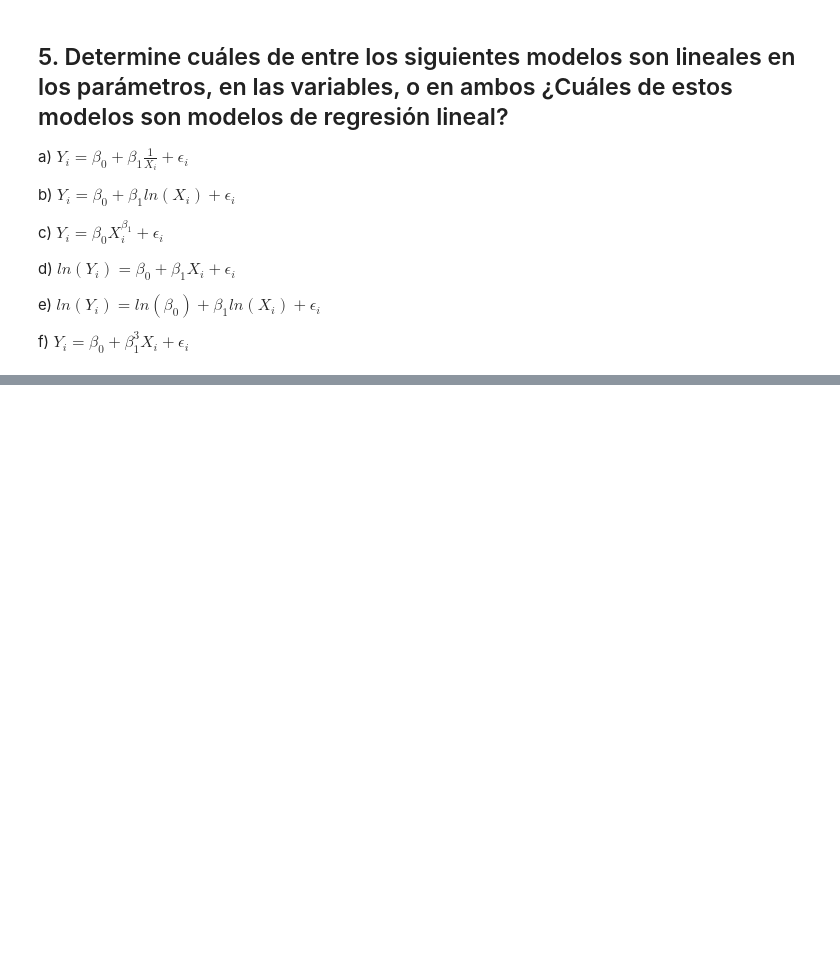
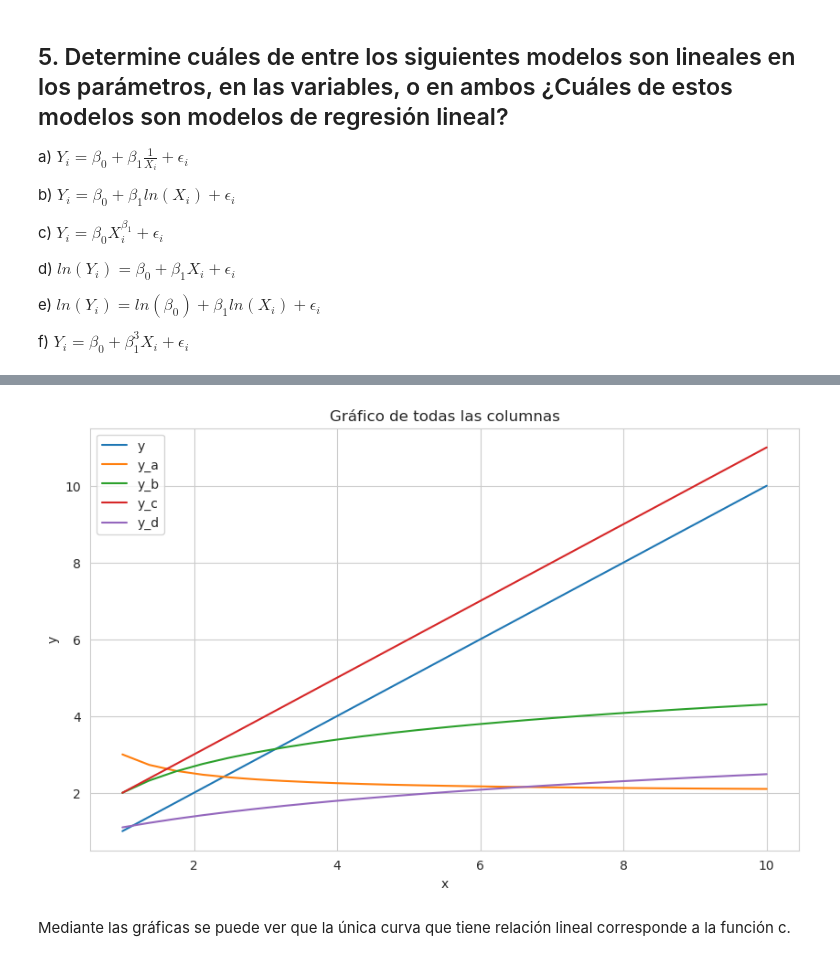
Before and after one commit to Anonymate054/MCD-Econometrics, a Jupyter notebook: notebooks/examples/0.0-leng-HW01.ipynb, the cells around one changed output, grey strips where cells are left out. Saved outputs shown, nothing was run; the diff lists cells and outputs as text; code cells hidden in the pictures; blank space fills up the shorter version.

```diff
--- a/notebooks/examples/0.0-leng-HW01.ipynb
+++ b/notebooks/examples/0.0-leng-HW01.ipynb
@@ -684,0 +760,18 @@ def func_b(b0 : float, b1: float, e: float, x: float):
+# %%
+# Graficar todas las líneas
+plt.figure(figsize=(10, 6))
+for column in df5.columns[1:-2]:  # Omite la primera columna 'x'
+    plt.plot(df5['x'], df5[column], label=column)
+
+# Agregar etiquetas y leyenda
+plt.xlabel('x')
+plt.ylabel('y')
+plt.title('Gráfico de todas las columnas')
+plt.legend()
+
+# Mostrar el gráfico
+plt.show()
+# %% [output]
+[figure, added]
+# %% [markdown]
+Mediante las gráficas se puede ver que la única curva que tiene relación lineal corresponde a la función c.
```
Also changed, not shown: parts of 6 cells of this notebook.
